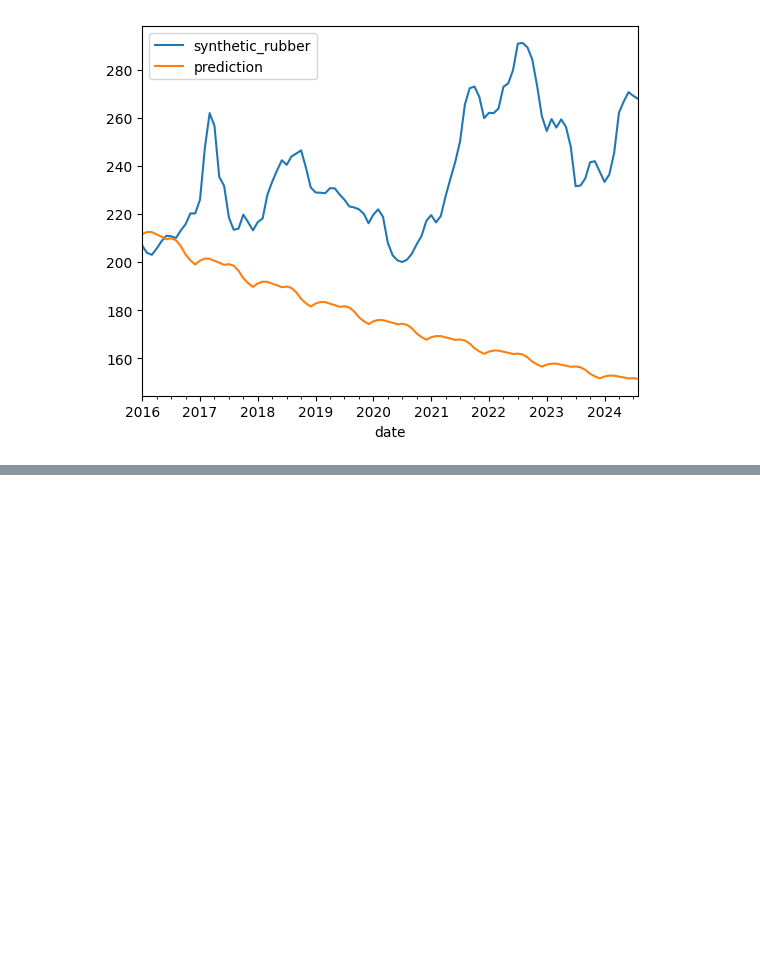
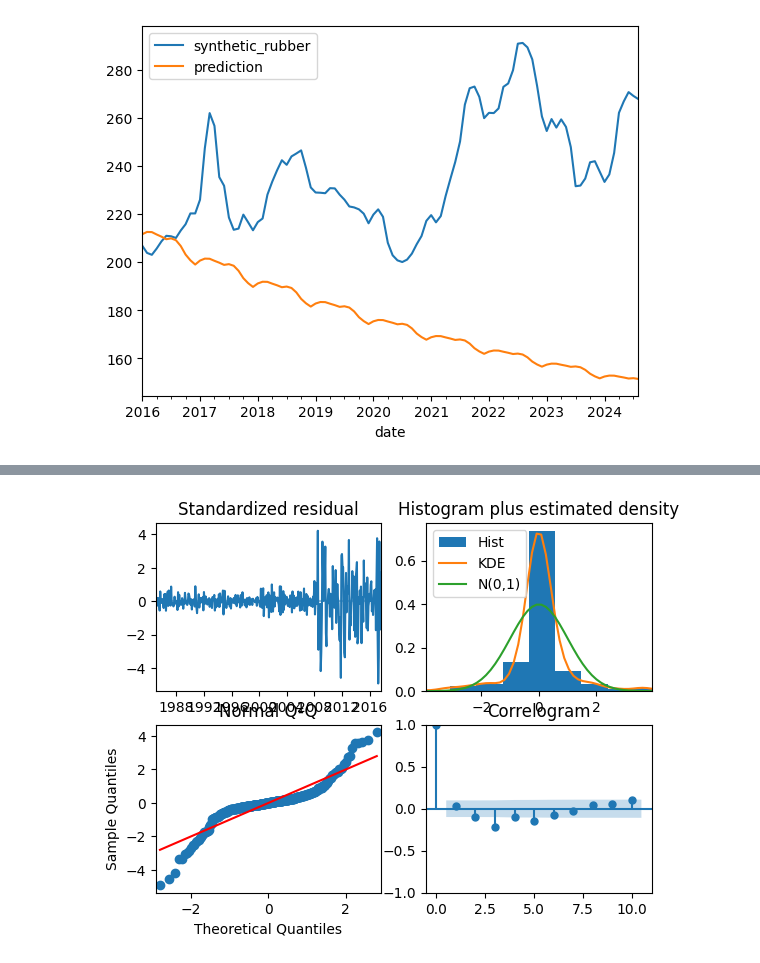
Before and after one commit to DavidGuzzi/TSA, a Jupyter notebook: synthetic_rubber.ipynb, the cells around one changed output, grey strips where cells are left out. Cells and saved outputs as stored; diff of their text form; code cells hidden in the pictures; blank space fills up the shorter version.

```diff
--- a/synthetic_rubber.ipynb
+++ b/synthetic_rubber.ipynb
@@ -332,0 +403,18 @@ See the caveats in the documentation: https://pandas.pydata.org/pandas-docs/stab
+# %%
+tr_start,tr_end = '1984-05-01','2017-09-30'
+te_start,te_end = '2017-10-01','2024-05-30'
+x0 = df['diff_synthetic_rubber'][tr_start:tr_end].dropna()
+x1 = df['diff_synthetic_rubber'][te_start:te_end].dropna()
+# %%
+model_autoARIMA = auto_arima(x0, start_p=7, start_q=7 ,
+                      test='adf',
+                      max_p= 7, max_q=7,
+                      m= 7,
+                      d= 1,
+                      seasonal=True,
+                      start_P=1,
+                      D=1,
+                      trace=True,
+                      error_action='ignore',
+                      suppress_warnings=True,
+                      stepwise=True)
@@ -332,0 +461,5 @@ See the caveats in the documentation: https://pandas.pydata.org/pandas-docs/stab
+# %%
+model_autoARIMA.plot_diagnostics()
+plt.show()
+# %% [output]
+[figure, added]
```
Also changed, not shown: parts of 12 cells of this notebook.
